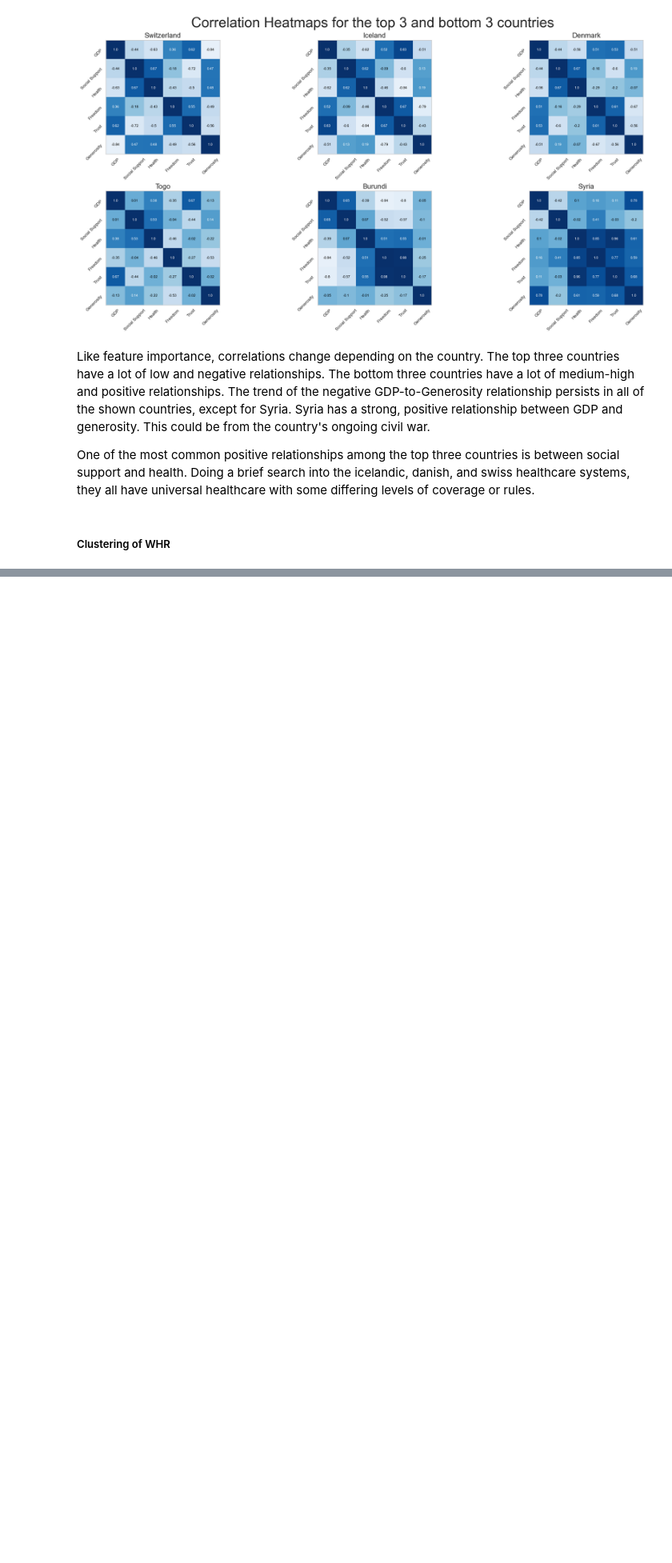
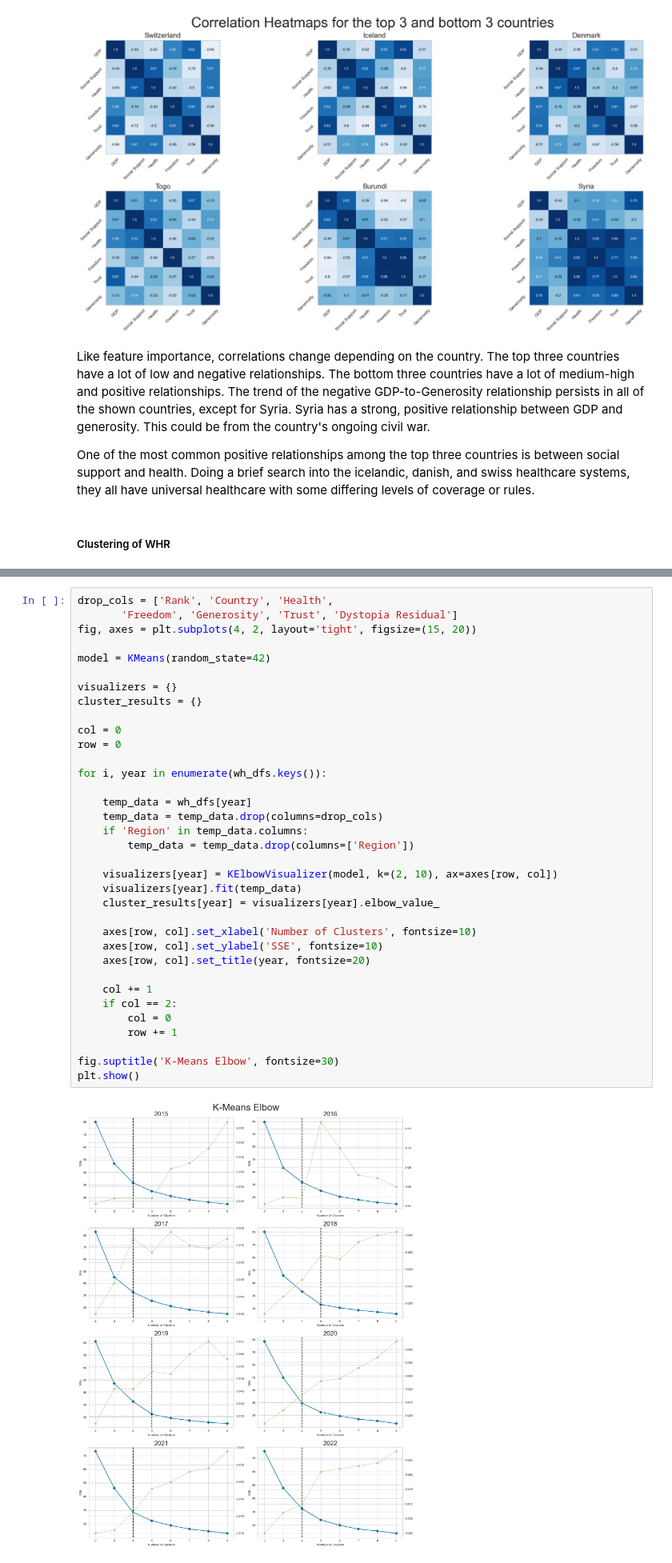
Before and after one commit to cjensen93/WorldHappinesReport, a Jupyter notebook: report.ipynb, the cells around one changed output, grey strips where cells are left out. Shown at 80% size. Cells and saved outputs as stored; diff of their text form; blank space fills up the shorter version.

Commit message:
Finished WHR clustering

```diff
--- a/report.ipynb
+++ b/report.ipynb
@@ -814,0 +773,37 @@ ValueError: Input contains NaN, infinity or a value too large for dtype('float64
+# %%
+drop_cols = ['Rank', 'Country', 'Health',
+       'Freedom', 'Generosity', 'Trust', 'Dystopia Residual']
+fig, axes = plt.subplots(4, 2, layout='tight', figsize=(15, 20))
+
+model = KMeans(random_state=42)
+
+visualizers = {}
+cluster_results = {}
+
+col = 0
+row = 0
+
+for i, year in enumerate(wh_dfs.keys()):
+
+    temp_data = wh_dfs[year]
+    temp_data = temp_data.drop(columns=drop_cols)
+    if 'Region' in temp_data.columns:
+        temp_data = temp_data.drop(columns=['Region'])
+
+    visualizers[year] = KElbowVisualizer(model, k=(2, 10), ax=axes[row, col])
+    visualizers[year].fit(temp_data)
+    cluster_results[year] = visualizers[year].elbow_value_
+
+    axes[row, col].set_xlabel('Number of Clusters', fontsize=10)
+    axes[row, col].set_ylabel('SSE', fontsize=10)
+    axes[row, col].set_title(year, fontsize=20)
+
+    col += 1
+    if col == 2:
+        col = 0
+        row += 1
+
+fig.suptitle('K-Means Elbow', fontsize=30)
+plt.show()
+# %% [output]
+[figure, added]
```
Also changed, not shown: parts of 8 cells of this notebook.
